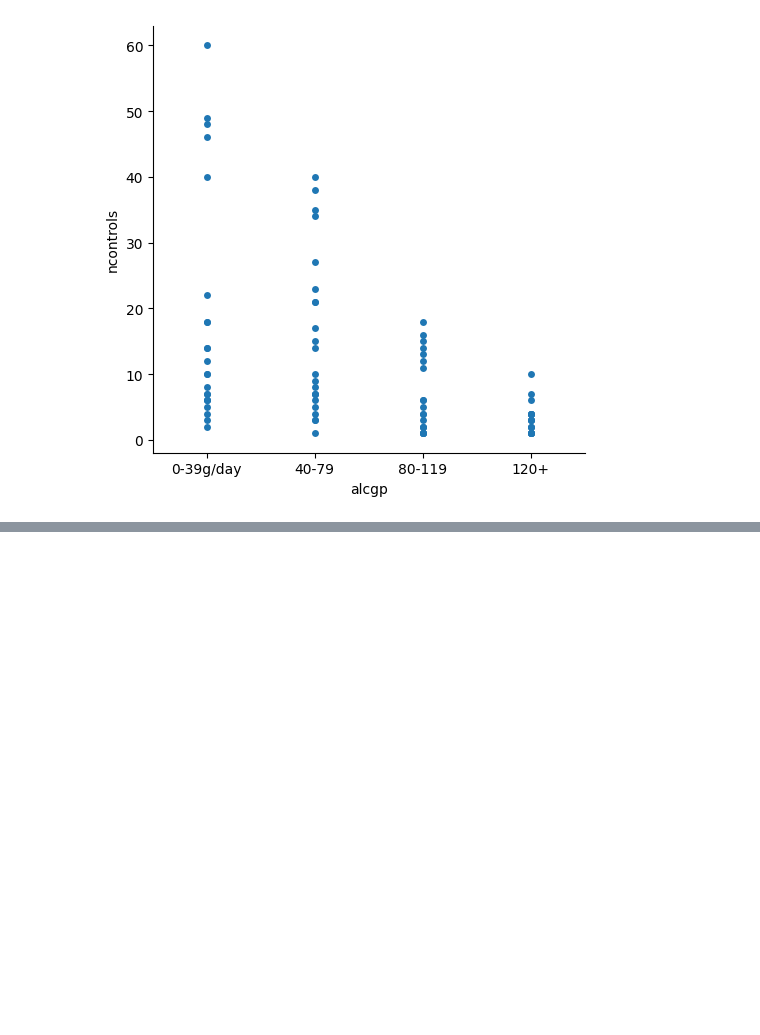
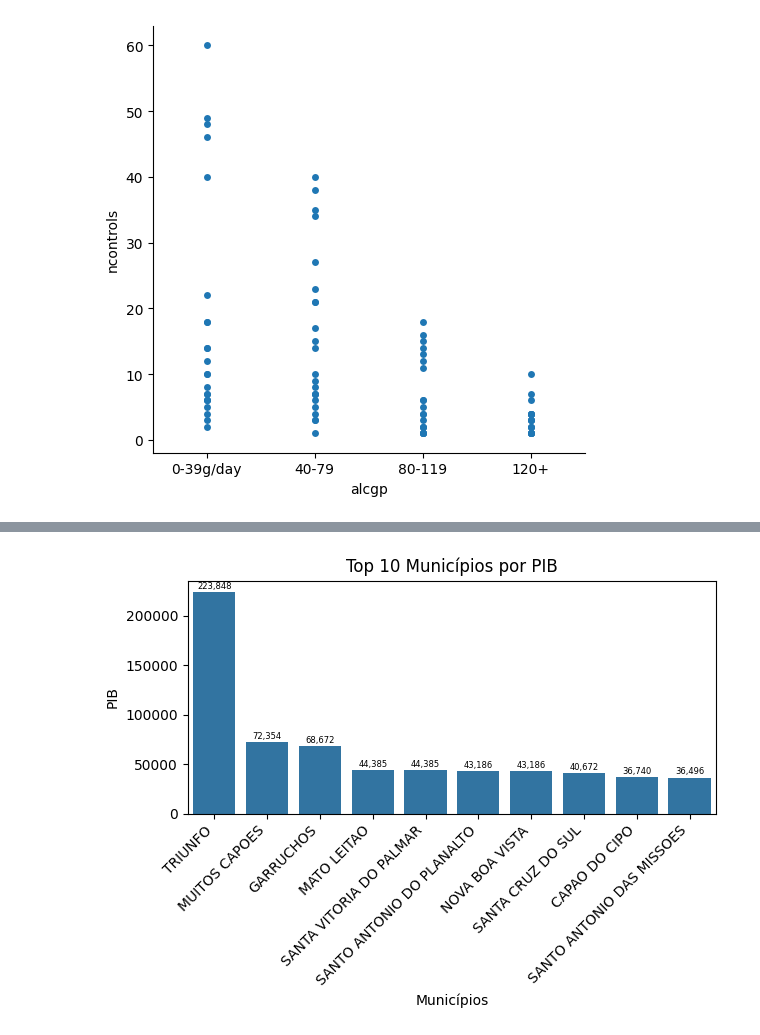
Before and after one commit to pdromls/Praticas_Ciencia_de_Dados, a Jupyter notebook: notebooks/visualizacao.ipynb, the cells around one changed output, grey strips where cells are left out. Drawn from its saved outputs; the diff is of its cells as text; code cells hidden in the pictures; blank space fills up the shorter version.

```diff
--- a/notebooks/visualizacao.ipynb
+++ b/notebooks/visualizacao.ipynb
@@ -297,0 +372,4 @@ sns.catplot(x='alcgp', y='ncontrols', data=df5, col = 'tobgp')
+# %%
+pib_por_municipio = df6.groupby('MUNICIPIO')['PIB'].sum()
+pib_por_municipio = pib_por_municipio.sort_values(ascending=False)
+pib_por_municipio.head()
@@ -297,0 +384,14 @@ sns.catplot(x='alcgp', y='ncontrols', data=df5, col = 'tobgp')
+# %%
+grafico = sns.barplot(x=pib_por_municipio.index[:10], y=pib_por_municipio.values[:10])
+
+for container in grafico.containers:
+    grafico.bar_label(container, fmt='{:,.0f}', padding=0.8, size=6)
+
+plt.title('Top 10 Municípios por PIB')
+plt.xlabel('Municípios')
+plt.xticks(rotation=45, ha='right')
+plt.ylabel('PIB')
+plt.tight_layout()
+plt.show()
+# %% [output]
+[figure, added]
```
Also changed, not shown: parts of 11 cells of this notebook.
